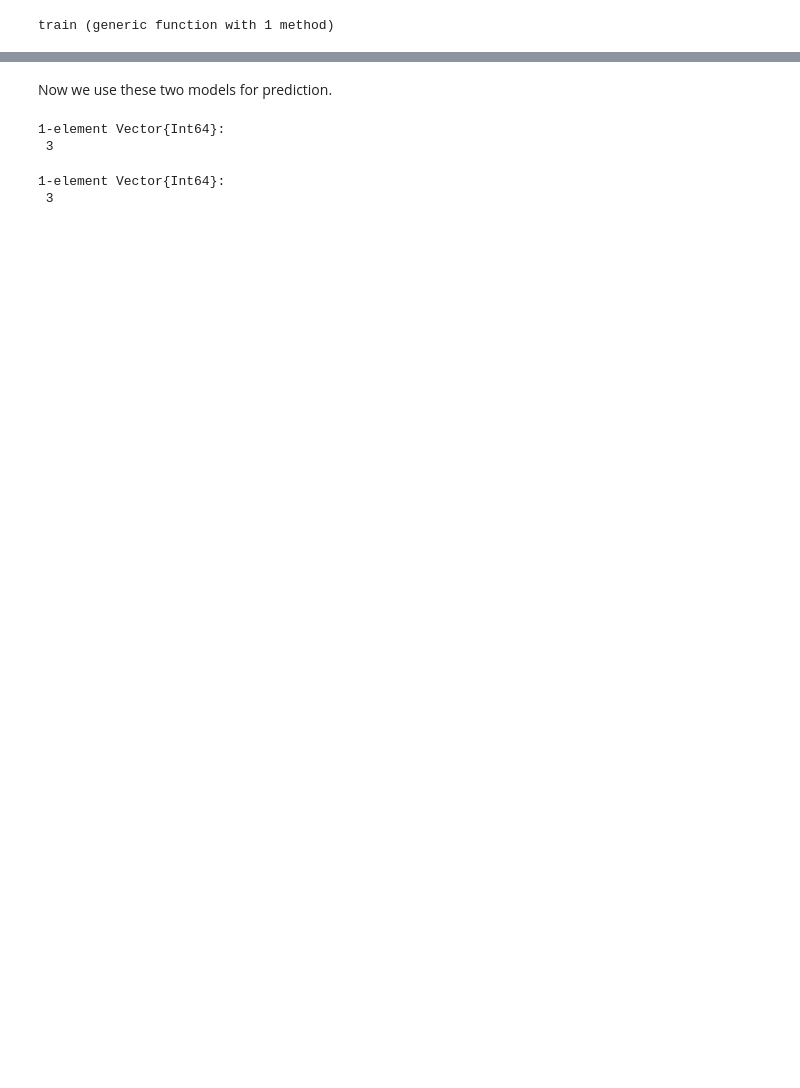
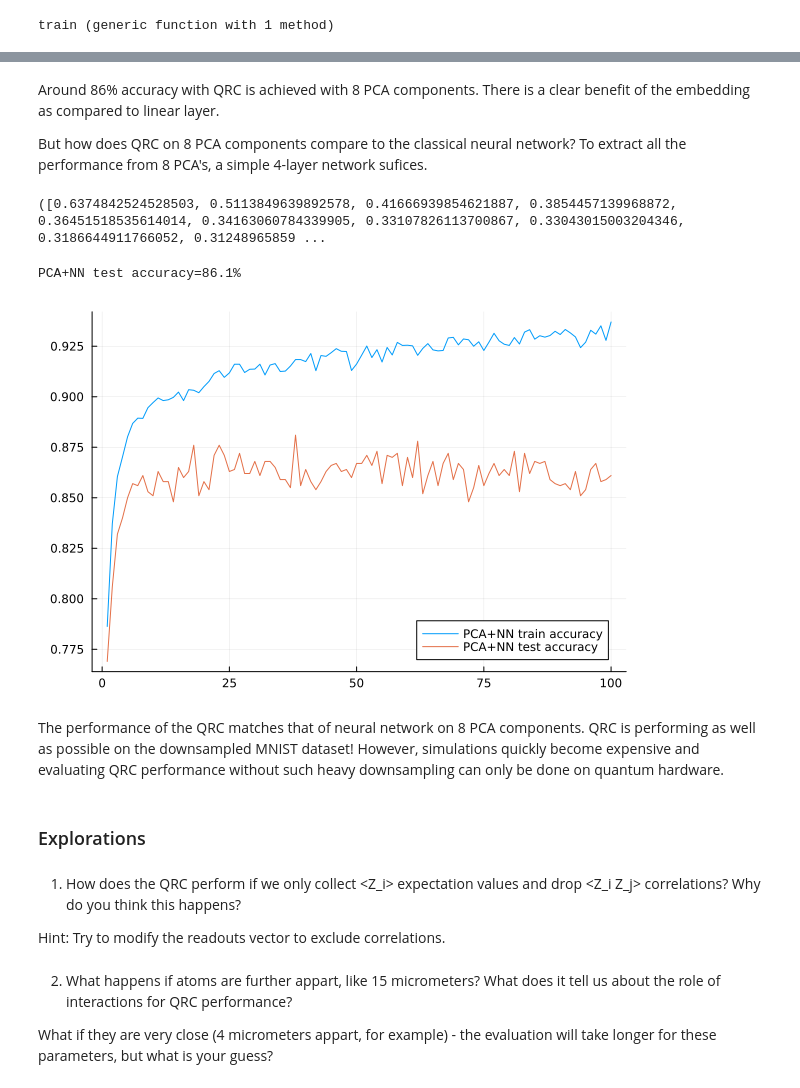
Before and after one commit to QuEraComputing/QRC-tutorials, a Jupyter notebook: QRC Demo MNIST.ipynb, the cells around one changed output, grey strips where cells are left out. Saved outputs shown, nothing was run; the diff lists cells and outputs as text; code cells hidden in the pictures; blank space fills up the shorter version.

```diff
--- a/QRC Demo MNIST.ipynb
+++ b/QRC Demo MNIST.ipynb
@@ -435,12 +370,28 @@ Gray.(random_sample')
-# %% [markdown]
-Now we use these two models for prediction.
-# %%
-toy_model(random_sample)
-# %% [output]
-1-element Vector{Int64}:
- 3
-# %%
-pre_trained_model(random_sample)
-# %% [output]
-1-element Vector{Int64}:
- 3
+# %% [markdown]
+Around 86% accuracy with QRC is achieved with 8 PCA components. There is a clear benefit of the embedding as compared to linear layer.
+
+But how does QRC on 8 PCA components compare to the classical neural network? To extract all the performance from 8 PCA's, a simple 4-layer network sufices.
+# %%
+loss_nn, accs_train_nn, accs_test_nn= train(xs, ys, test_features, test_targets;
+regularization= 0.0002, nepochs= 100, batchsize= 1000, opt = Flux.Adam(0.01), verbose=false, nonlinear=true) #nonlinear=true switches to the 4-layer NN for training
+# %% [output]
+([0.6374842524528503, 0.5113849639892578, 0.41666939854621887, 0.3854457139968872, 0.36451518535614014, 0.34163060784339905, 0.33107826113700867, 0.33043015003204346, 0.3186644911766052, 0.31248965859 ...
+# %%
+println("PCA+NN test accuracy=", accs_test_nn[end]*100, "%")
+plot(accs_train_nn, label="PCA+NN train accuracy")
+plot!(accs_test_nn, label="PCA+NN test accuracy")
+# %% [output]
+PCA+NN test accuracy=86.1%
+[figure, added]
+# %% [markdown]
+The performance of the QRC matches that of neural network on 8 PCA components. QRC is performing as well as possible on the downsampled MNIST dataset! However, simulations quickly become expensive and evaluating QRC performance without such heavy downsampling can only be done on quantum hardware.
+# %% [markdown]
+### Explorations
+# %% [markdown]
+1. How does the QRC perform if we only collect <Z_i> expectation values and drop <Z_i Z_j> correlations? Why do you think this happens?
+
+Hint: Try to modify the readouts vector to exclude correlations.
+# %% [markdown]
+2. What happens if atoms are further appart, like 15 micrometers? What does it tell us about the role of interactions for QRC performance?
+
+What if they are very close (4 micrometers appart, for example) - the evaluation will take longer for these parameters, but what is your guess?
```
Also changed, not shown: parts of 44 cells of this notebook.
